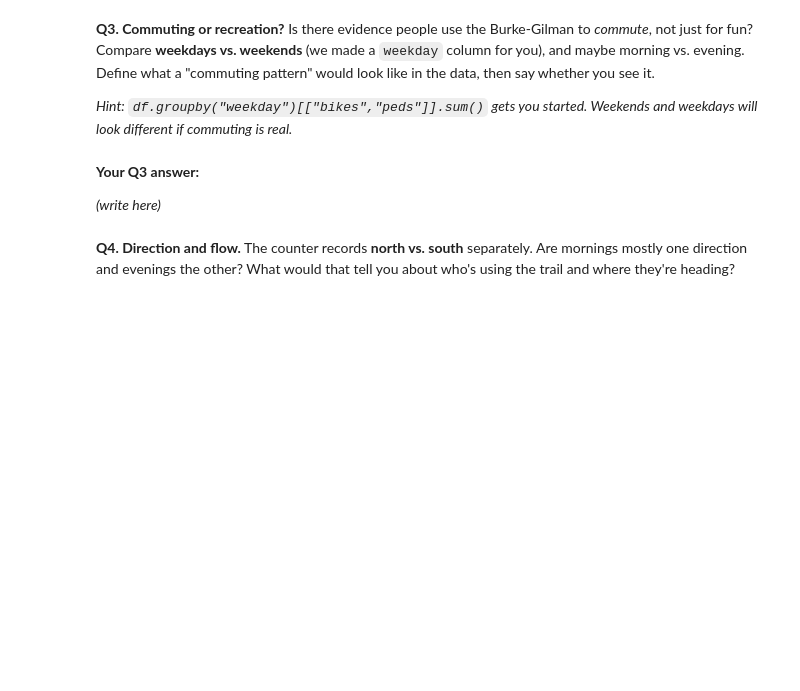
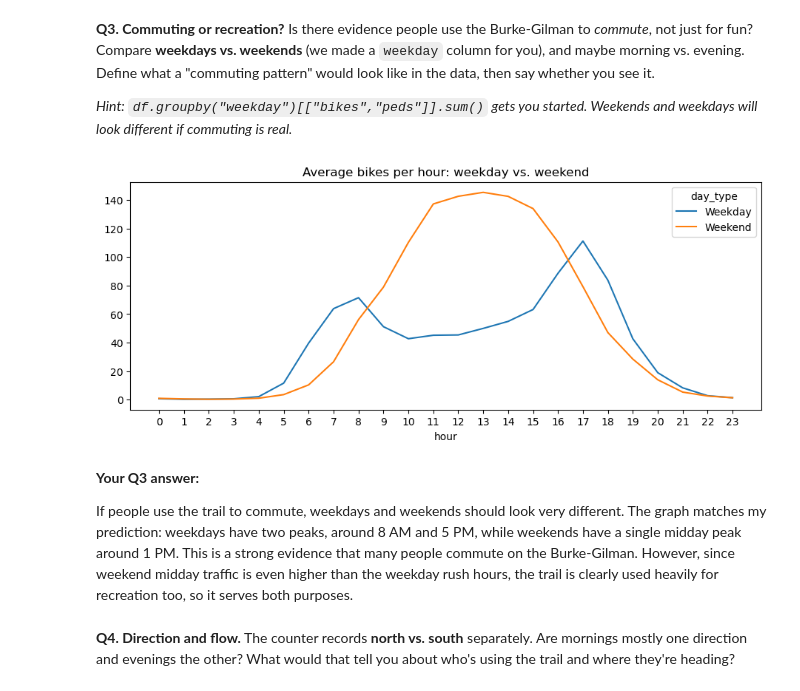
Before and after one commit to haizeha/hcde-410, a Jupyter notebook: A1/A1.ipynb, the cells around one changed output. Cells and saved outputs as stored; diff of their text form; code cells hidden in the pictures; blank space fills up the shorter version.

```diff
--- a/A1/A1.ipynb
+++ b/A1/A1.ipynb
@@ -161,10 +187,16 @@ Is there evidence people use the Burke-Gilman to *commute*, not just for fun? Co
 *Hint: `df.groupby("weekday")[["bikes","peds"]].sum()` gets you started. Weekends and weekdays will look different if commuting is real.*
 # %%
 # Your code for Q3
+df["day_type"] = df["date"].dt.dayofweek.map(lambda d:"Weekend" if d>= 5 else "Weekday")
+by_type = df.groupby(["hour", "day_type"])["bikes"].mean().unstack()
+by_type.plot(figsize=(11,4), title="Average bikes per hour: weekday vs. weekend")
+plt.xticks(range(24));plt.show()
+# %% [output]
+[figure, added]
 # %% [markdown]
 **Your Q3 answer:**
 
-*(write here)*
+If people use the trail to commute, weekdays and weekends should look very different. The graph matches my prediction: weekdays have two peaks, around 8 AM and 5 PM, while weekends have a single midday peak around 1 PM. This is a strong evidence that many people commute on the Burke-Gilman. However, since weekend midday traffic is even higher than the weekday rush hours, the trail is clearly used heavily for recreation too, so it serves both purposes.
 # %% [markdown]
 **Q4. Direction and flow.**
 The counter records **north vs. south** separately. Are mornings mostly one direction and evenings the other? What would that tell you about who's using the trail and where they're heading?
```
Also changed, not shown: parts of 6 cells of this notebook.
